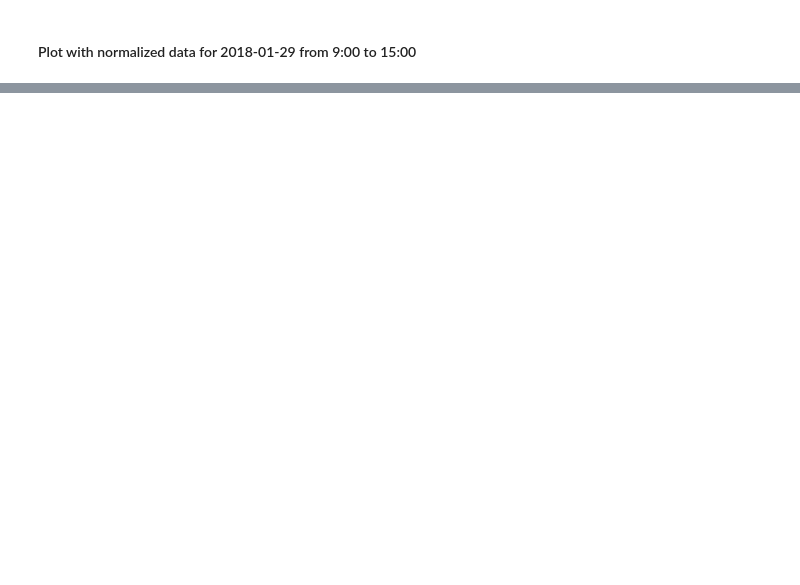
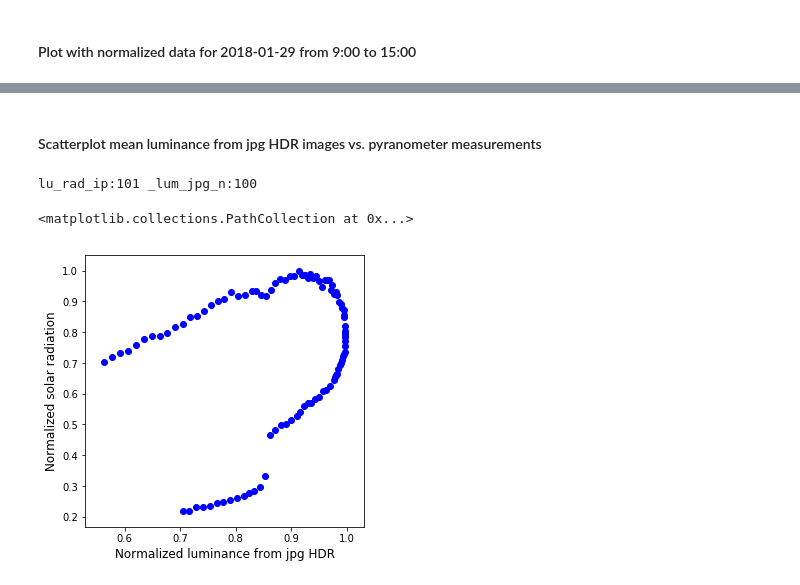
Before and after one commit to ahorv/python_scripts, a Jupyter notebook: irradiance/note_books/20180129_cam1_clear_sky.ipynb, the cells around one changed output, grey strips where cells are left out. Drawn from its saved outputs; the diff is of its cells as text; code cells hidden in the pictures; blank space fills up the shorter version.

```diff
--- a/irradiance/note_books/20180129_cam1_clear_sky.ipynb
+++ b/irradiance/note_books/20180129_cam1_clear_sky.ipynb
@@ -146,0 +147,31 @@ lu_rad_ip:101 lum_hdr:100
+# %% [markdown]
+#### Scatterplot mean luminance from jpg HDR images vs. pyranometer measurements
+# %%
+fig = plt.figure(3, figsize=(5,5))
+
+day = '2018-01-29'   # day of observation ('2018-01-29' : camera 1, sw-vers. 1)
+s_time = ' 10:00:00' # beginning of observation
+e_time = ' 15:00:00' # end of observation
+start = day + s_time
+end   = day + e_time
+
+_lu_rad_n  = lu_rad_n.loc[start:end]
+_lum_jpg_n = lum_jpg_n.loc[start:end]
+
+#print(lum_hdr.index[1])
+#print(lum_hdr.index[-1])
+#print('size _lu_rad:{}'.format(_lu_rad.size))
+
+lu_rad_f  = _lu_rad_n.asfreq(freq='3T')
+lu_rad_ip = lu_rad_f.interpolate(method = 'linear')
+
+print('lu_rad_ip:{} _lum_jpg_n:{}'.format(lu_rad_ip.size,_lum_jpg_n.size))
+
+plt.xlabel('Normalized luminance from jpg HDR', fontsize=12)
+plt.ylabel('Normalized solar radiation', fontsize=12)
+
+plt.scatter(x = lu_rad_ip[0:-1], y = _lum_jpg_n, marker='o', color='blue')
+# %% [output]
+lu_rad_ip:101 _lum_jpg_n:100
+<matplotlib.collections.PathCollection at 0x...>
+[figure, added]
```
Also changed, not shown: parts of 4 cells of this notebook, 9 other files.
